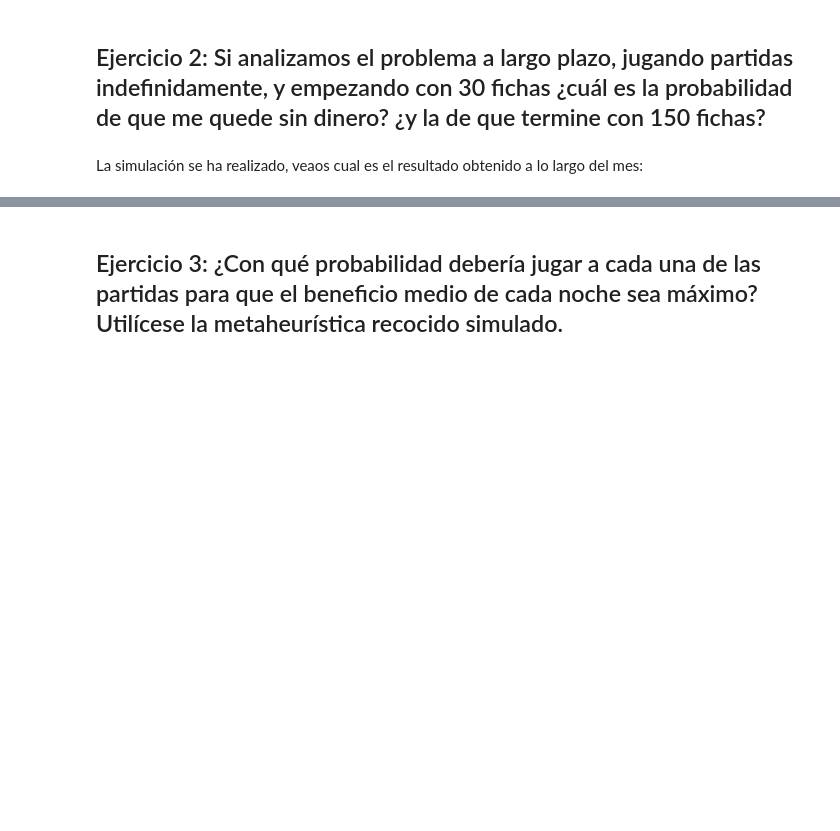
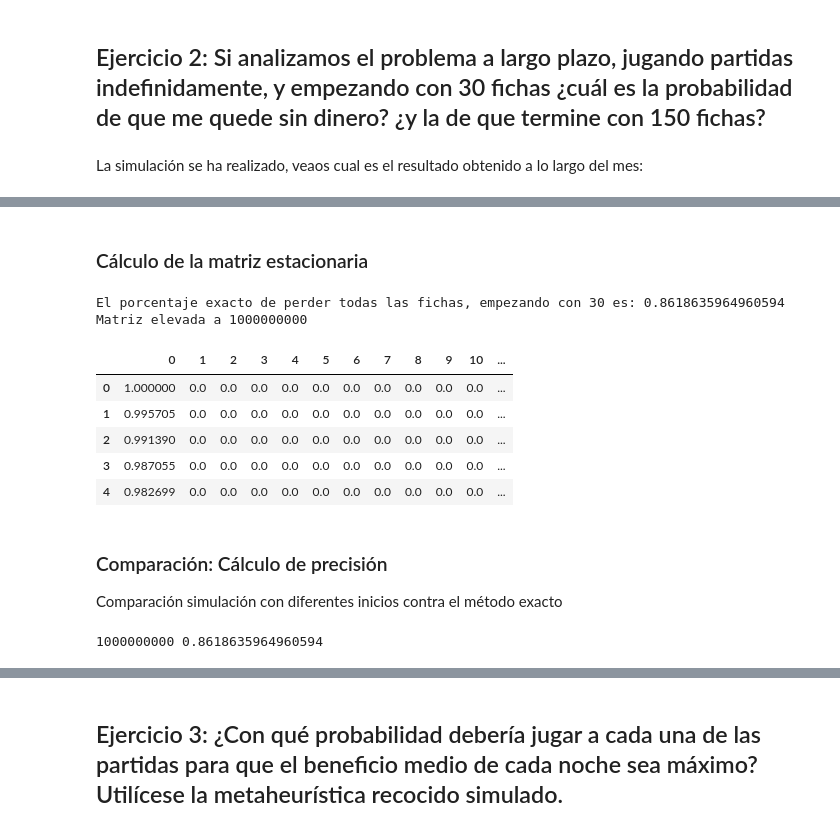
Before and after one commit to scaverod/GamblingMarkovChain, a Jupyter notebook: enunciado.ipynb, the cells around one changed output, grey strips where cells are left out. Saved outputs shown, nothing was run; the diff lists cells and outputs as text; code cells hidden in the pictures; blank space fills up the shorter version.

Commit message:
feat: add matrix and calculate simulation precission

```diff
--- a/enunciado.ipynb
+++ b/enunciado.ipynb
@@ -403,0 +405,41 @@ df.describe()
+# %% [markdown]
+### Cálculo de la matriz estacionaria
+# %%
+matrix = tm.create_transition_matrix(LEAVE_WITH_MIN,LEAVE_WITH_MAX, bets, p_bets_eq)
+elevate_matrix_n = 10**9
+chips_start = 30
+matrix_future = matrix_power(np.array(matrix), elevate_matrix_n)
+print("El porcentaje exacto de perder todas las fichas, empezando con %s es: %s" %(chips_start, matrix_future[chips_start][0]))
+print("Matriz elevada a %s"%elevate_matrix_n)
+pd.DataFrame(matrix_future).head()
+# %% [output]
+El porcentaje exacto de perder todas las fichas, empezando con 30 es: 0.8618635964960594
+Matriz elevada a 1000000000
+|  | 0 | 1 | 2 | 3 | 4 | 5 | 6 | 7 | 8 | 9 | 10 | ... |
+| 0 | 1.000000 | 0.0 | 0.0 | 0.0 | 0.0 | 0.0 | 0.0 | 0.0 | 0.0 | 0.0 | 0.0 | ... |
+| 1 | 0.995705 | 0.0 | 0.0 | 0.0 | 0.0 | 0.0 | 0.0 | 0.0 | 0.0 | 0.0 | 0.0 | ... |
+| 2 | 0.991390 | 0.0 | 0.0 | 0.0 | 0.0 | 0.0 | 0.0 | 0.0 | 0.0 | 0.0 | 0.0 | ... |
+| 3 | 0.987055 | 0.0 | 0.0 | 0.0 | 0.0 | 0.0 | 0.0 | 0.0 | 0.0 | 0.0 | 0.0 | ... |
+| 4 | 0.982699 | 0.0 | 0.0 | 0.0 | 0.0 | 0.0 | 0.0 | 0.0 | 0.0 | 0.0 | 0.0 | ... |
+# %% [markdown]
+### Comparación: Cálculo de precisión
+Comparación simulación con diferentes inicios contra el método exacto
+# %%
+LEAVE_WITH_MIN = 0
+LEAVE_WITH_MAX = 150
+NUM_GAMES = 4000
+INITIAL_CHIPS_A = [1,50,100,120,149]
+DAYS = 500
+result_simulations = []
+for init_chips_night in INITIAL_CHIPS_A:
+  simulation, chips, games = simulate(matrix, gambling_random,NUM_GAMES, init_chips_night, DAYS)
+  result_simulations.append({
+      'init_chips': init_chips_night,
+      'df': create_df(chips, games)
+  })
+# Calculate matrix
+n_infinite = 10**9
+matrix_future = matrix_power(np.array(matrix), n_infinite)
+print(n_infinite, matrix_future[30][0])
+# %% [output]
+1000000000 0.8618635964960594
```
Also changed, not shown: parts of 8 cells of this notebook.
